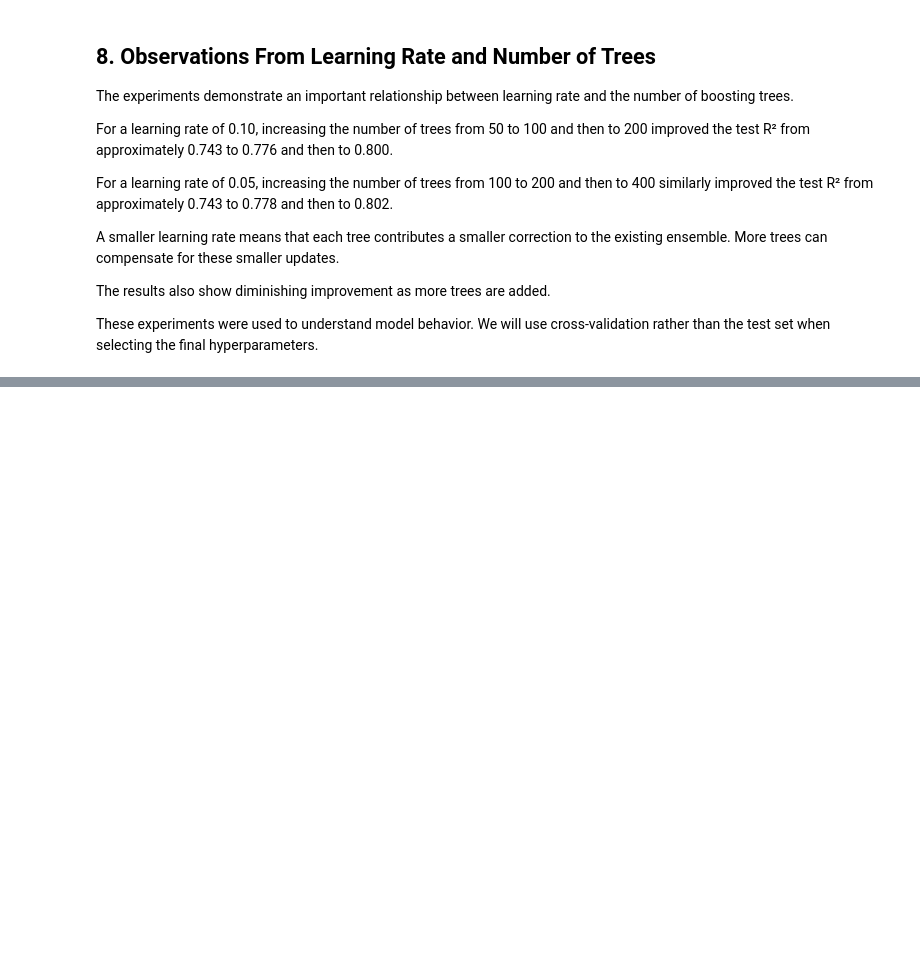
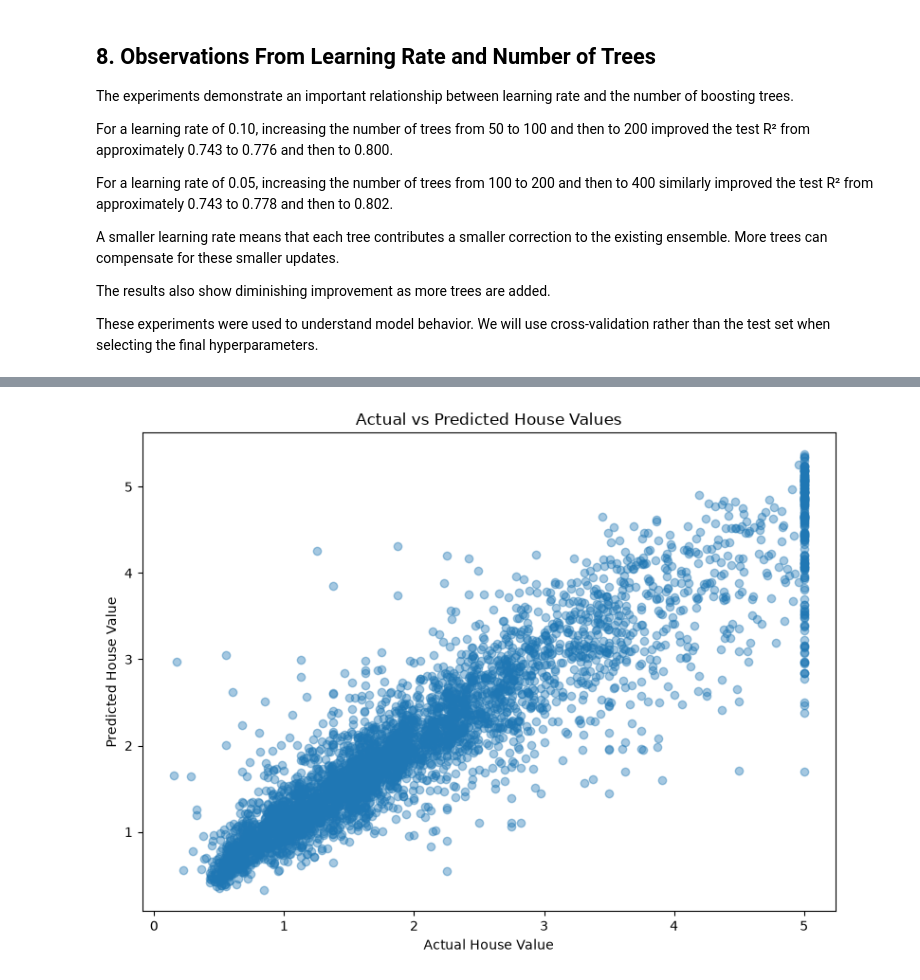
Before and after one commit to Navkirat9339/Housing-Price-Prediction, a Jupyter notebook: notebooks/06_gradient_boosting_regression.ipynb, the cells around one changed output, grey strips where cells are left out. Saved outputs shown, nothing was run; the diff lists cells and outputs as text; code cells hidden in the pictures; blank space fills up the shorter version.

```diff
--- a/notebooks/06_gradient_boosting_regression.ipynb
+++ b/notebooks/06_gradient_boosting_regression.ipynb
@@ -637,0 +778,12 @@ depth_df
+# %%
+y_pred_best_gbr = best_gbr.predict(X_test)
+
+gbr_mae = mean_absolute_error(y_test, y_pred_best_gbr)
+gbr_mse = mean_squared_error(y_test, y_pred_best_gbr)
+gbr_rmse = np.sqrt(gbr_mse)
+gbr_r2 = r2_score(y_test, y_pred_best_gbr)
+
+print("MAE:", gbr_mae)
+print("MSE:", gbr_mse)
+print("RMSE:", gbr_rmse)
+print("R²:", gbr_r2)
@@ -637,0 +917,13 @@ depth_df
+# %%
+plt.figure(figsize=(8, 6))
+
+plt.scatter(y_test, y_pred_best_gbr, alpha=0.4)
+
+plt.xlabel("Actual House Value")
+plt.ylabel("Predicted House Value")
+plt.title("Actual vs Predicted House Values")
+
+plt.tight_layout()
+plt.show()
+# %% [output]
+[figure, added]
```
Also changed, not shown: parts of 21 cells of this notebook.
